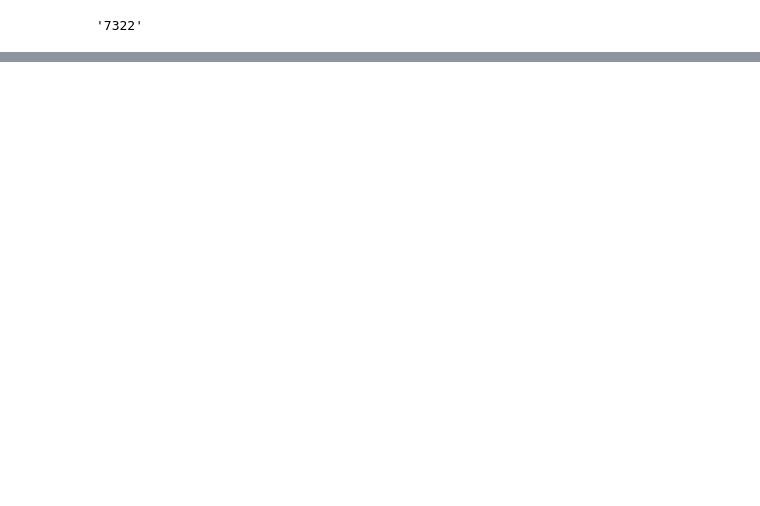
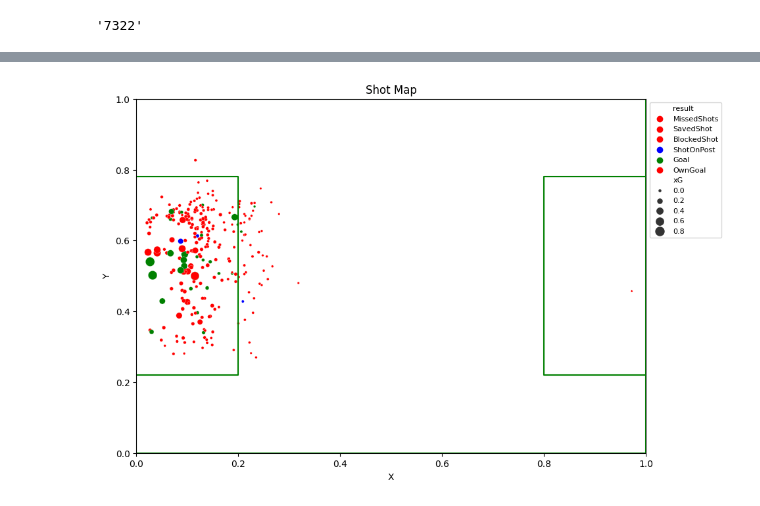
Before and after one commit to arijul2/UnderstatExploration, a Jupyter notebook: Understat_Analysis.ipynb, the cells around one changed output, grey strips where cells are left out. Saved outputs shown, nothing was run; the diff lists cells and outputs as text; code cells hidden in the pictures; blank space fills up the shorter version.

Commit message:
implemented shot maps

```diff
--- a/Understat_Analysis.ipynb
+++ b/Understat_Analysis.ipynb
@@ -96,0 +126,41 @@ pd.DataFrame(saka_shot_id)
+# %%
+# Function to draw shot map from the given DataFrame
+
+def draw_shot_map(df):
+    fig, ax = draw_pitch()
+
+    # Adjusting the coordinates
+    df['X'] = 1 - df['X'].astype(float)
+    df['Y'] = 1 - df['Y'].astype(float)
+
+    shot_palette = {'Goal': 'green', 'MissedShots': 'red', 'SavedShot': 'red',
+                    'BlockedShot': 'red', 'ShotOnPost': 'blue', 'OwnGoal': 'red'}
+
+    sns.scatterplot(data=df, x='X', y='Y', hue='result', size='xG', sizes=(5, 100), palette=shot_palette, ax=ax)
+    plt.title("Shot Map")
+
+    # Adjusting the legend
+    leg = ax.legend(loc='upper left', bbox_to_anchor=(1, 1), prop={'size': 8})
+    for lh in leg.legend_handles:
+        lh.set_alpha(1)  # Ensure the legend markers are not transparent
+
+    plt.show()
+# %%
+# Function to fetch data and draw the shot map for a given player ID
+
+def plot_player_shots(player_id):
+    with UnderstatClient() as understat:
+        shots_data = understat.player(player=player_id).get_shot_data()
+
+
+    df = pd.DataFrame(shots_data)
+    df['xG'] = pd.to_numeric(df['xG'], errors='coerce')
+    df['xG'] = df['xG'].round(2)
+    df = df[['X', 'Y', 'result', 'xG']]
+    draw_shot_map(df)
+# %%
+# Example usage with Bukayo Saka
+
+plot_player_shots(saka_id)
+# %% [output]
+[figure, added]
```
Also changed, not shown: parts of 10 cells of this notebook.
